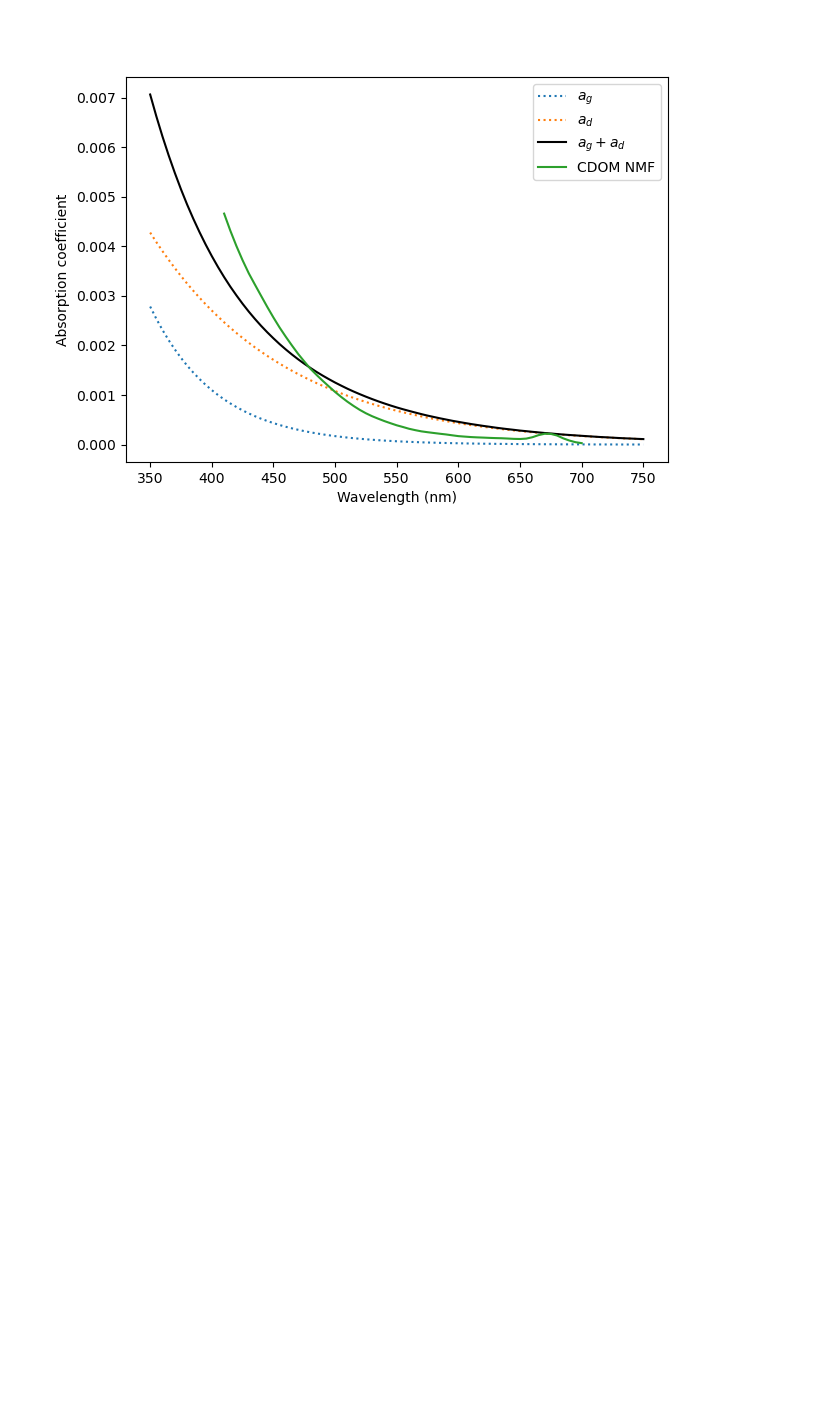
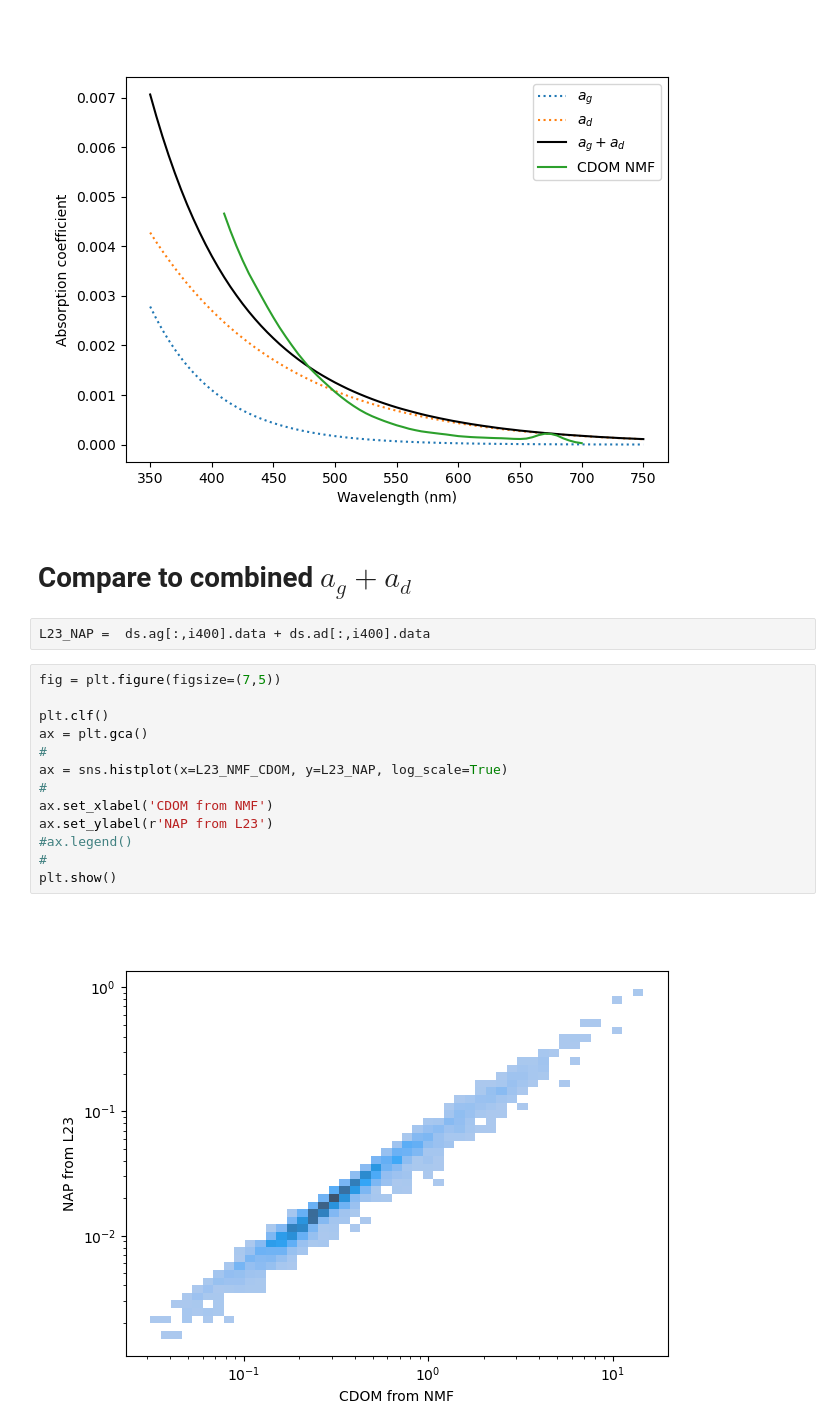
Before and after one commit to AI-for-Ocean-Science/cnmf, a Jupyter notebook: papers/I/Analysis/CDOM_L23.ipynb, the cells around one changed output. Cells and saved outputs as stored; diff of their text form; blank space fills up the shorter version.

```diff
--- a/papers/I/Analysis/CDOM_L23.ipynb
+++ b/papers/I/Analysis/CDOM_L23.ipynb
@@ -146,3 +146,22 @@ ax.legend()
 plt.show()
 # %% [output]
 [figure]
+# %% [markdown]
+# Compare to combined $a_g + a_d$
+# %%
+L23_NAP =  ds.ag[:,i400].data + ds.ad[:,i400].data
+# %%
+fig = plt.figure(figsize=(7,5))
+
+plt.clf()
+ax = plt.gca()
+#
+ax = sns.histplot(x=L23_NMF_CDOM, y=L23_NAP, log_scale=True)
+#
+ax.set_xlabel('CDOM from NMF')
+ax.set_ylabel(r'NAP from L23')
+#ax.legend()
+#
+plt.show()
+# %% [output]
+[figure, added]
```
